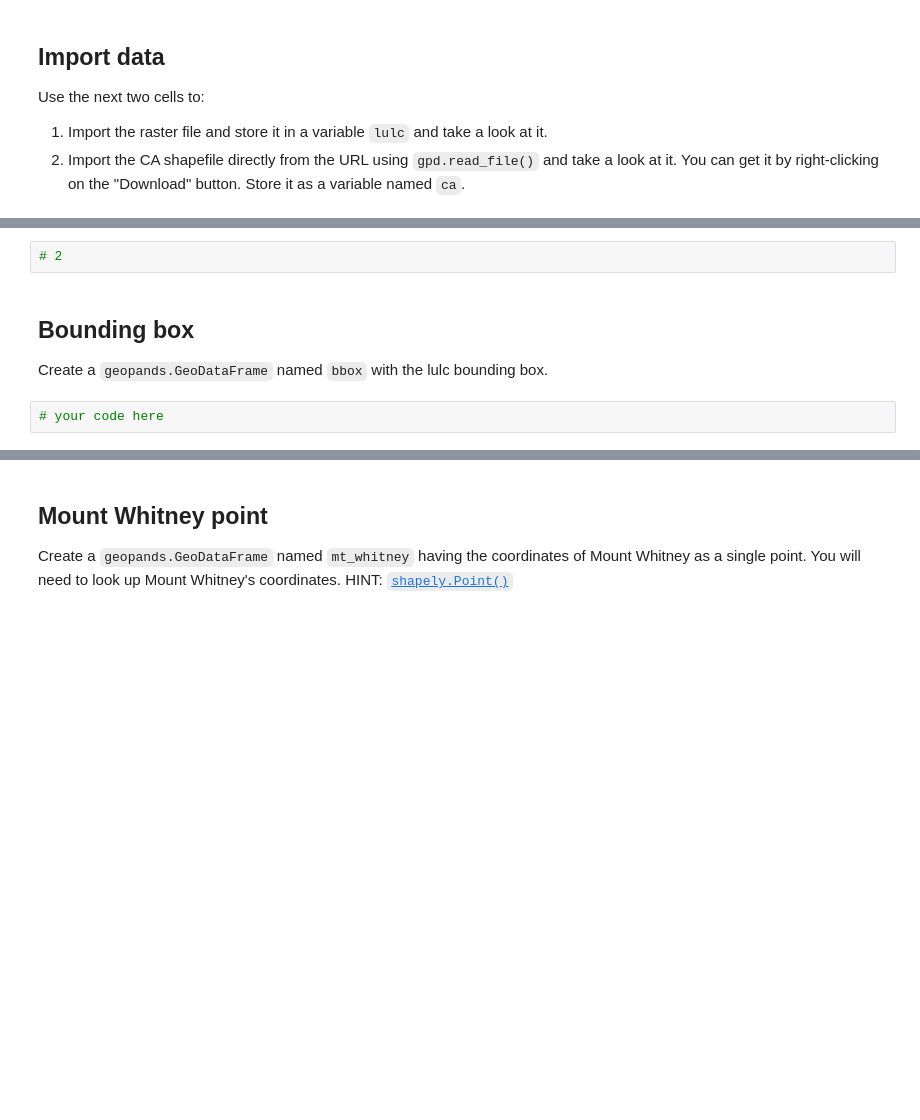
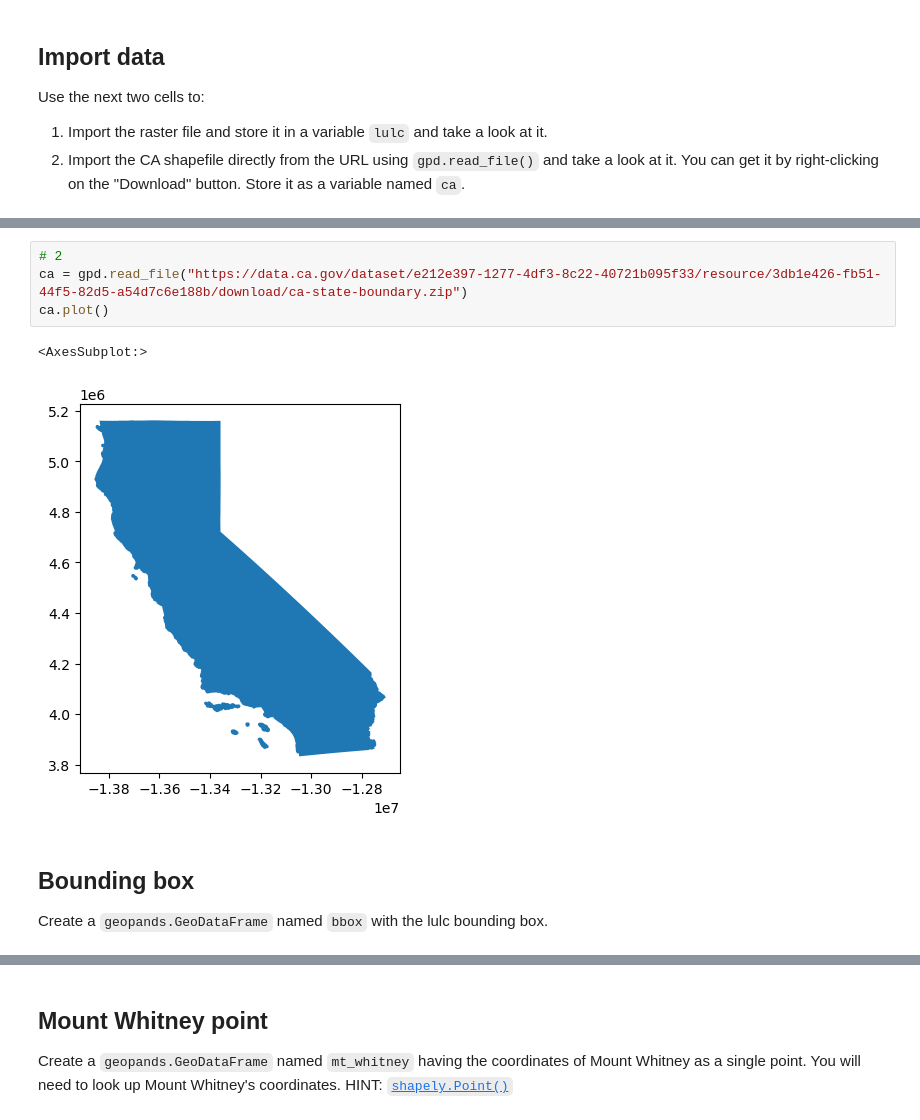
Before and after one commit to shmuir/eds220-assignment-4, a Jupyter notebook: hwk4-task1-whitney-map-2.ipynb, the cells around one changed output, grey strips where cells are left out. Drawn from its saved outputs; the diff is of its cells as text; blank space fills up the shorter version.

Commit message:
data and plotting

```diff
--- a/hwk4-task1-whitney-map-2.ipynb
+++ b/hwk4-task1-whitney-map-2.ipynb
@@ -57,7 +85,10 @@ Use the next two cells to:
 # %%
 # 2
+ca = gpd.read_file("https://data.ca.gov/dataset/e212e397-1277-4df3-8c22-40721b095f33/resource/3db1e426-fb51-44f5-82d5-a54d7c6e188b/download/ca-state-boundary.zip")
+ca.plot()
+# %% [output]
+<AxesSubplot:>
+[figure, added]
 # %% [markdown]
 ## Bounding box
 Create a `geopands.GeoDataFrame` named `bbox` with the lulc bounding box.
-# %%
-# your code here
```
Also changed, not shown: parts of 8 cells of this notebook.
